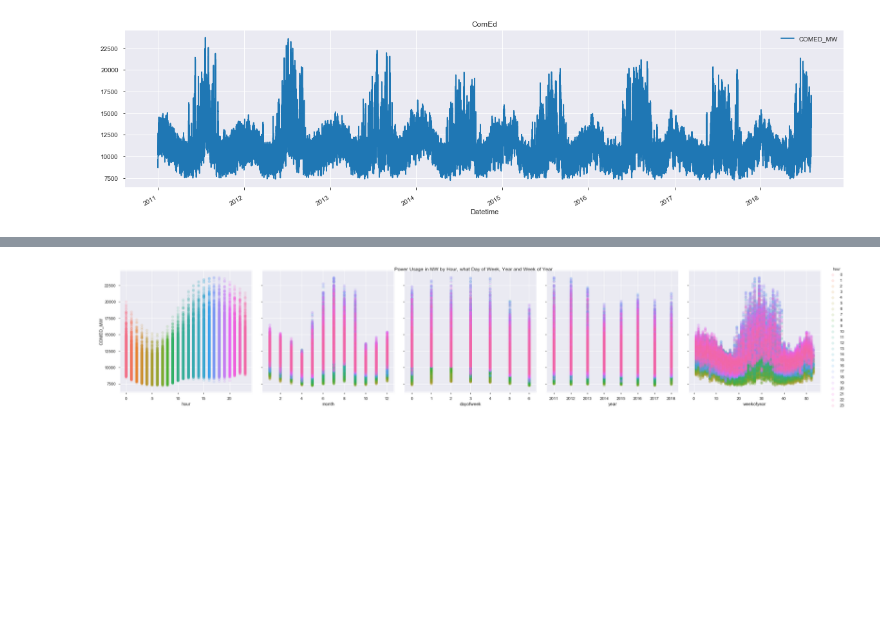
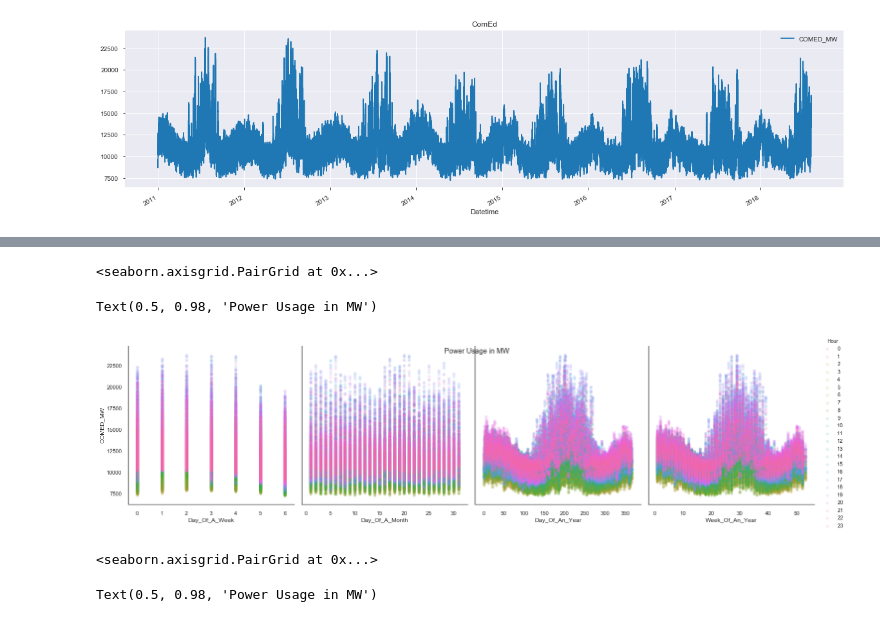
Before and after one commit to naveenkhasa/energyConsumption, a Jupyter notebook: EDA.ipynb, the cells around one changed output, grey strips where cells are left out. Saved outputs shown, nothing was run; the diff lists cells and outputs as text; code cells hidden in the pictures; blank space fills up the shorter version.

```diff
--- a/EDA.ipynb
+++ b/EDA.ipynb
@@ -101,15 +148,33 @@ plt.show()
+# %%
+# plot the features to see the trend
+import matplotlib.pyplot as plt
+sns.pairplot(df_comEd_features_target.dropna(),
+             hue='Hour',
+             x_vars=['Day_Of_A_Week','Day_Of_A_Month',
+                     'Day_Of_An_Year','Week_Of_An_Year'],
+             y_vars='COMED_MW',
+             height=5,
+             plot_kws={'alpha':0.15, 'linewidth':0}
+            )
+plt.suptitle('Power Usage in MW')
+plt.show()
+# %% [output]
+<seaborn.axisgrid.PairGrid at 0x...>
+Text(0.5, 0.98, 'Power Usage in MW')
+[figure, added]
 # %%
 # plot the features to see the trend
 import matplotlib.pyplot as plt
-sns.pairplot(df_features_target.dropna(),
-             hue='hour',
-             x_vars=['hour','month','dayofweek',
-                     'year','weekofyear'],
+sns.pairplot(df_comEd_features_target.dropna(),
+             hue='Hour',
+             x_vars=['Month','Quarter',
+                     'Year'],
              y_vars='COMED_MW',
              height=5,
              plot_kws={'alpha':0.15, 'linewidth':0}
             )
-plt.suptitle('Power Usage in MW by Hour, what Day of Week, Year and Week of Year')
+plt.suptitle('Power Usage in MW')
 plt.show()
 # %% [output]
-[figure, removed]
+<seaborn.axisgrid.PairGrid at 0x...>
+Text(0.5, 0.98, 'Power Usage in MW')
```
Also changed, not shown: parts of 13 cells of this notebook, 1 other file.
